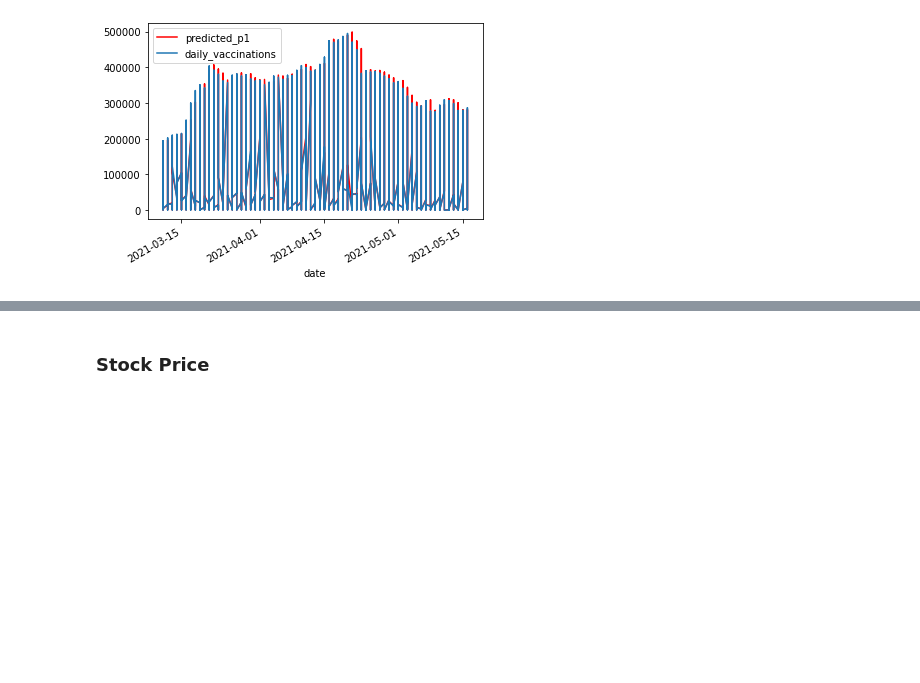
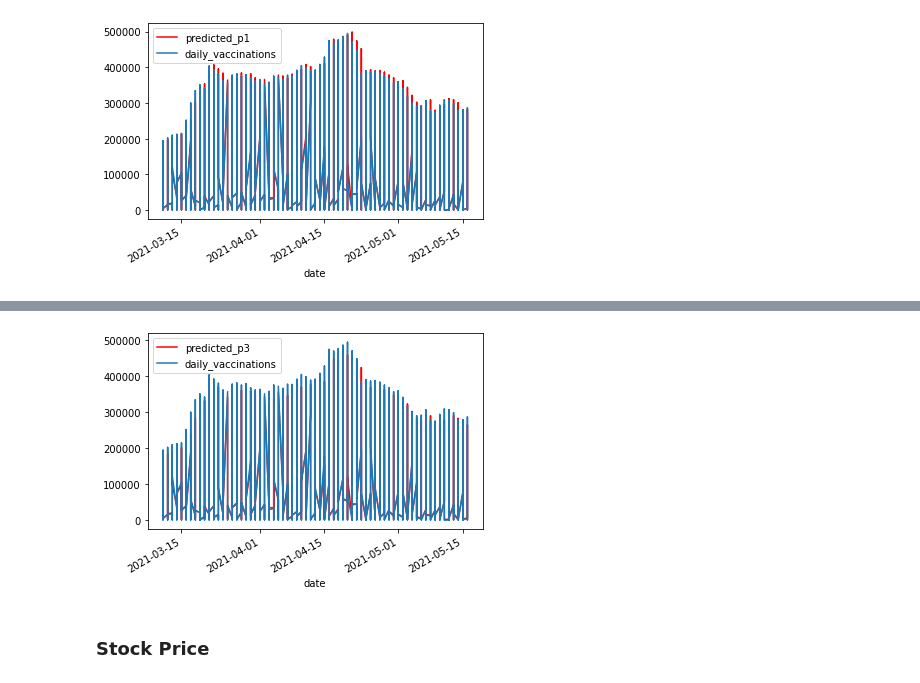
Before and after one commit to juno-yuu/COVID-Vaccine-and-Biotech-industry, a Jupyter notebook: Final_Project_Clean.ipynb, the cells around one changed output, grey strips where cells are left out. Cells and saved outputs as stored; diff of their text form; code cells hidden in the pictures; blank space fills up the shorter version.

```diff
--- a/Final_Project_Clean.ipynb
+++ b/Final_Project_Clean.ipynb
@@ -327,2 +320,8 @@ data_panel_test['predicted_p3'] = p3.predict(data = data_panel_test['daily_vacci
+# %%
+ax3 = data_panel_test.plot(y = 'predicted_p3', color = 'red')
+data_panel_test.plot(y = 'daily_vaccinations', ax = ax3)
+plt.show()
+# %% [output]
+[figure, added]
 # %% [markdown]
 ### Stock Price
```
Also changed, not shown: parts of 10 cells of this notebook.
